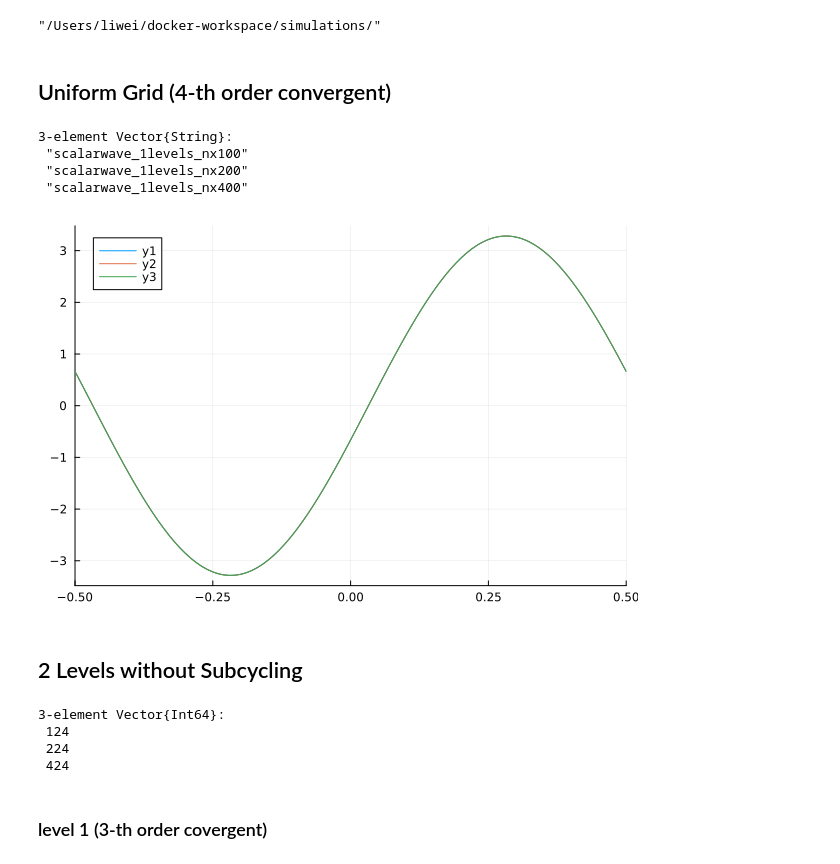
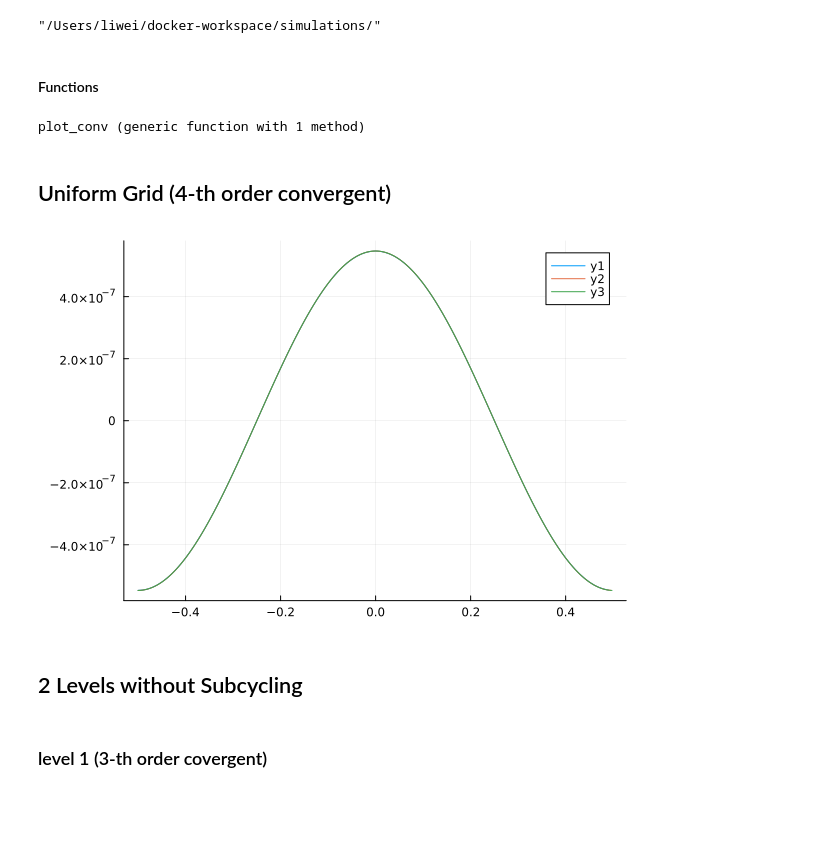
Before and after one commit to lwJi/Docs-Subcycling, a Jupyter notebook: ipynb/Covergence.ipynb, the cells around one changed output. Cells and saved outputs as stored; diff of their text form; code cells hidden in the pictures; blank space fills up the shorter version.

```diff
--- a/ipynb/Covergence.ipynb
+++ b/ipynb/Covergence.ipynb
@@ -11,55 +11,43 @@ analytical_psi (generic function with 1 method)
 parent_dir =  "/Users/liwei/docker-workspace/simulations/"
 # %% [output]
 "/Users/liwei/docker-workspace/simulations/"
+# %% [markdown]
+#### Functions
+# %%
+function plot_conv(parent_dir, dirs, nxs, nbuf; lev = 1, tmax = 1.0, cord = 4)
+    nxas = nxs .+ 2*nbuf
+    plt = plot()
+    for i in 1:length(dirs)
+        fulldir = parent_dir * dirs[i]
+        tsv_files = filter(f -> endswith(f, ".tsv"), readdir(fulldir))
+        for fname in tsv_files
+            data = readdlm(joinpath(fulldir, fname), Float64, comments = true)
+            if abs(data[1, 2] - tmax) < 1e-12
+                x = data[findall(x -> x == lev, data[:, 3]), 5][1+nbuf:nxas[i]-nbuf]
+                psi = data[findall(x -> x == lev, data[:, 3]), 6][1+nbuf:nxas[i]-nbuf]
+                error = (psi - analytical_psi.(tmax, x))
+                plt = plot!(x, error * (2^cord)^(i-1))
+            end
+        end
+    end
+    display(plt)
+end
+# %% [output]
+plot_conv (generic function with 1 method)
 # %% [markdown]
 ## Uniform Grid (4-th order convergent)
-# %%
-dirs = [
-    "scalarwave_1levels_nx100",
-    "scalarwave_1levels_nx200",
-    "scalarwave_1levels_nx400"
-]
-# %% [output]
-3-element Vector{String}:
- "scalarwave_1levels_nx100"
- "scalarwave_1levels_nx200"
- "scalarwave_1levels_nx400"
 # %%
-dxs = [0.01, 0.005, 0.0025]
-lev = 1
-tmax = 0.1
-cord = 4
-plt = plot()
-for i in 1:length(dirs)
-    fulldir = parent_dir * dirs[i]
-    tsv_files = filter(f -> endswith(f, ".tsv"), readdir(fulldir))
-    for fname in tsv_files
-        data = readdlm(joinpath(fulldir, fname), Float64, comments = true)
-        if abs(data[1, 2] - tmax) < 1e-12
-            x = data[findall(x -> x == lev, data[:, 3]), 5]
-            psi = data[findall(x -> x == lev, data[:, 3]), 6]
-            error = (psi - analytical_psi.(tmax, x)) * dxs[i]^(-cord)
-            plt = plot!(x, error, xlim=(-0.5, 0.5))
-        end
-    end
-end
-display(plt)
+dirs = [
+    "scalarwave_1levels_nx100",
+    "scalarwave_1levels_nx200",
+    "scalarwave_1levels_nx400"
+]
+nxs = [100, 200, 400]
+nbuf = 2
+plot_conv(parent_dir, dirs, nxs, nbuf; lev = 1, cord = 4)
 # %% [output]
-[figure, old version]
+[figure, new version]
 # %% [markdown]
 ## 2 Levels without Subcycling
-# %%
-dirs = [
-    "scalarwave_2levels_nx100_noSC",
-    "scalarwave_2levels_nx200_noSC",
-    "scalarwave_2levels_nx400_noSC"
-]
-nxs = [100, 200, 400]
-nxas = nxs .+ 24
-# %% [output]
-3-element Vector{Int64}:
- 124
- 224
- 424
 # %% [markdown]
 ### level 1 (3-th order covergent)
```
Also changed, not shown: parts of 8 cells of this notebook, 9 other files.
